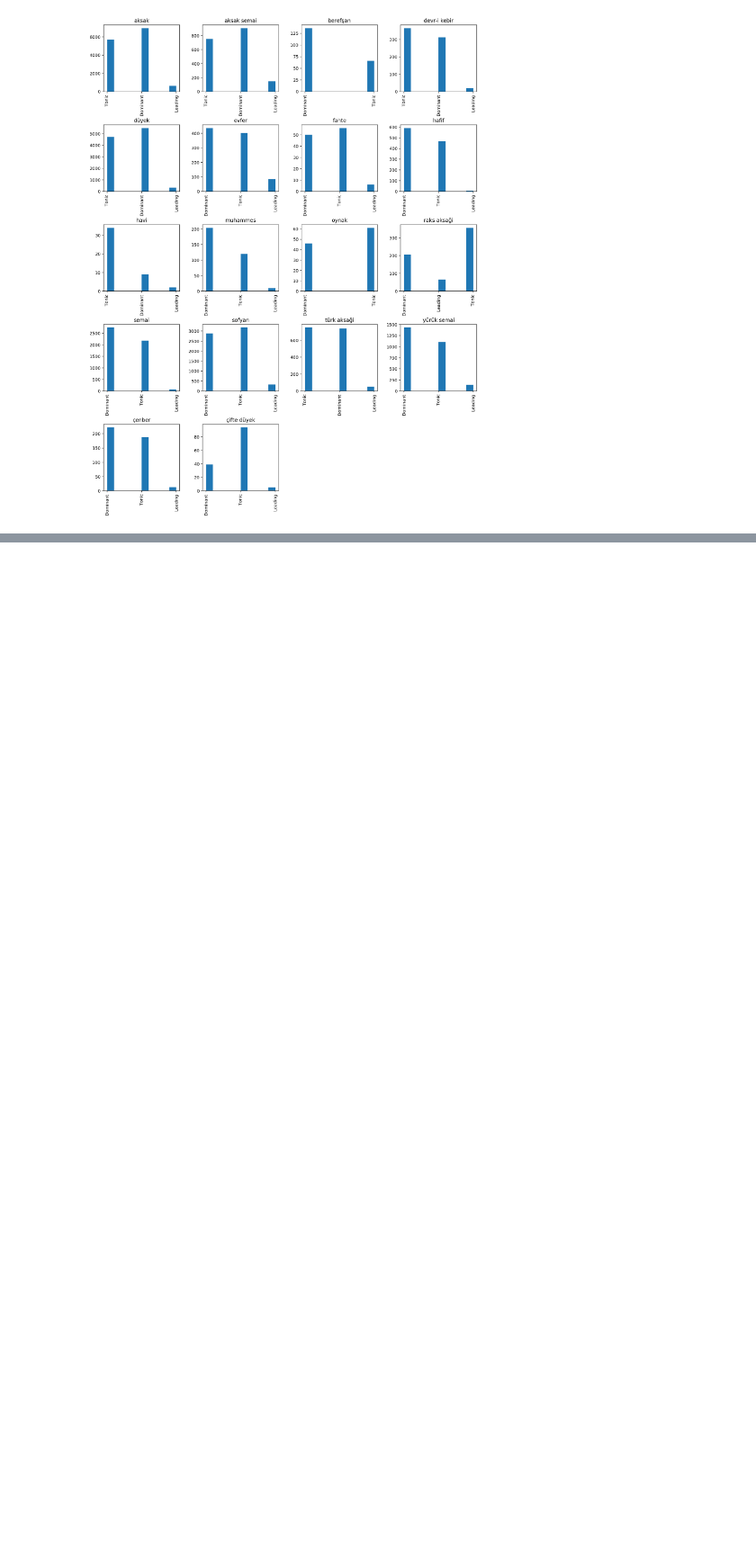
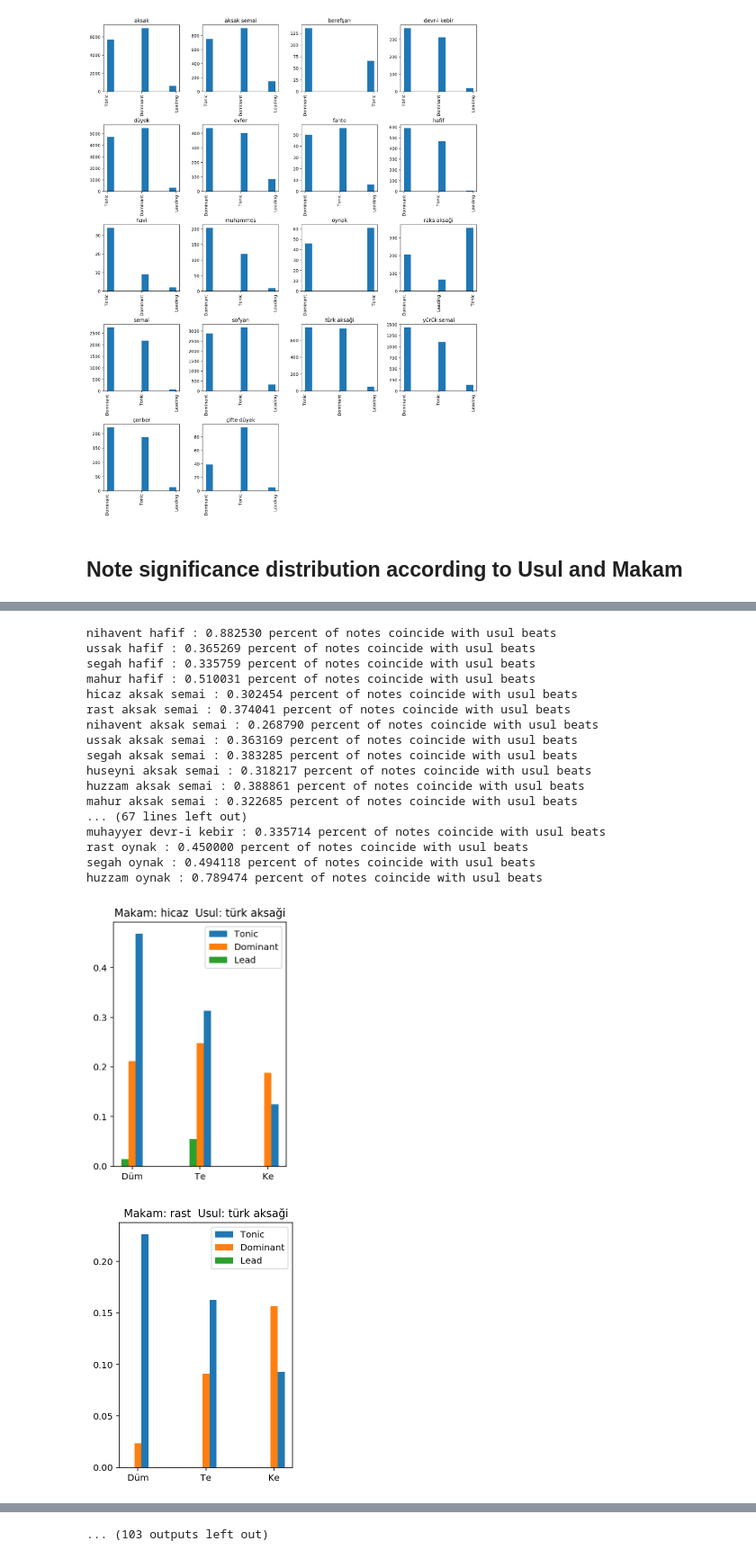
Before and after one commit to migperfer/AMPL-UPF-MSC, a Jupyter notebook: Check usuls_makams.ipynb, the cells around one changed output, grey strips where cells are left out. Shown at 90% size. Cells and saved outputs as stored; diff of their text form; code cells hidden in the pictures; blank space fills up the shorter version.

Commit message:
Note significance vs usul&makam pairs plots added

```diff
--- a/Check usuls_makams.ipynb
+++ b/Check usuls_makams.ipynb
@@ -187,18 +202,25 @@ def analyze_makam(makam_name, usul_name):
     for stroke in usul:
         usul_onsets.append(stroke.compatoffset)  # Get the position of every stroke in this
     onsets_indx = dict((k,i) for i,k in enumerate(usul_onsets))  # Store the index of every beat position
+
+    notes_total = 0
+    notes_coinc = 0  # to see how many notes coincide
+
     for bar in makam:
         for note in bar:
             beat, bar = math.modf(float(note[0]))  # Split the integer part and the decimal one
             beat = beat # Substract the duration, to get the beat position
             beat = float(str(beat)[:4])  # Limit to 4 the number of decimals
 
+            notes_total += 1
             if beat in usul_onsets:
+                notes_coinc += 1
                 coinc_stroke = usul[onsets_indx[beat]]  # Get coincident stroke
-                coincidence = {'hand': coinc_stroke.hand, 'duration': coinc_stroke.duration, 'stroke': coinc_stroke.stroketype,
+                coincidence = {'hand': coinc_stroke.hand, 'duration': coinc_stroke.duration, 'stroke': coinc_stroke.stroketype, 'offset':coinc_stroke.compatoffset,
                                'note_name': note[2], 'note_degree': note[3], 'note_significance': note[4], 'makam': makam_name, 'usul': usul_name}
                 coincidences.append(coincidence)
     coincidences = pd.DataFrame(coincidences)
+    print(makam_name, usul_name, ": %f percent of notes coincide with usul beats" %(notes_coinc/notes_total))
     return coincidences
 # %% [markdown]
 ## Analyze the scores
@@ -321,3 +343,50 @@ frame['note_significance'].hist(by=frame['usul'], ax=ax)
 plt.show()
 # %% [output]
 [figure]
+# %% [markdown]
+## Note significance distribution according to Usul and Makam
+# %%
+for usul_key in usuls_dict.keys():
+  usul = usuls_dict[usul_key]
+  usul_onsets = []
+  stroke_names = []
+  for stroke in usul:
+    usul_onsets.append(stroke.compatoffset)
+    stroke_names.append(stroke.stroketype)
+  usul_onsets = np.asarray(usul_onsets)
+
+  for makam_key in makamdict.keys():
+    try:
+      coincidences = analyze_makam(makam_key, usul_key)
+    except ValueError:
+      continue
+    if not coincidences.empty:
+
+      Dominant = np.zeros(usul_onsets.shape[0])
+      Leading = np.zeros(usul_onsets.shape[0])
+      Tonic = np.zeros(usul_onsets.shape[0])
+      nan = np.zeros(usul_onsets.shape[0])
+
+      grouped = coincidences.groupby(['note_significance','offset'])
+      for g in grouped.groups:
+        eval(str(g[0]))[np.where(usul_onsets==g[1])[0][0]] = len(grouped.groups[g])
+
+      for i in range(usul_onsets.shape[0]):  # convert to percentages
+        Dominant[i] /=  Dominant[i] + Leading[i] + Tonic[i] + nan[i]
+        Leading[i] /=  Dominant[i] + Leading[i] + Tonic[i] + nan[i]
+        Tonic[i] /=  Dominant[i] + Leading[i] + Tonic[i] + nan[i]
+        nan[i] /=  Dominant[i] + Leading[i] + Tonic[i] + nan[i]
+
+
+      width = 0.05/(0.4*usul_onsets.shape[0])
+      fig , ax = plt.subplots(figsize=(1.15*usul_onsets.shape[0],5))
+
+      rects1 = ax.bar(usul_onsets + width, Tonic, width, label='Tonic')
+      rects2 = ax.bar(usul_onsets, Dominant, width, label='Dominant')
+      rects3 = ax.bar(usul_onsets - width, Leading, width, label='Lead')
+
+      ax.set_xticks(usul_onsets)
+      ax.set_xticklabels(stroke_names)
+      ax.set_title("Makam: %s  Usul: %s" % (makam_key,usul_key))
+      ax.legend()
+# %% [output]
@@ -323,0 +418,19 @@ plt.show()
+nihavent hafif : 0.882530 percent of notes coincide with usul beats
+ussak hafif : 0.365269 percent of notes coincide with usul beats
+segah hafif : 0.335759 percent of notes coincide with usul beats
+mahur hafif : 0.510031 percent of notes coincide with usul beats
+hicaz aksak semai : 0.302454 percent of notes coincide with usul beats
+rast aksak semai : 0.374041 percent of notes coincide with usul beats
+nihavent aksak semai : 0.268790 percent of notes coincide with usul beats
+ussak aksak semai : 0.363169 percent of notes coincide with usul beats
+segah aksak semai : 0.383285 percent of notes coincide with usul beats
+huseyni aksak semai : 0.318217 percent of notes coincide with usul beats
+huzzam aksak semai : 0.388861 percent of notes coincide with usul beats
+mahur aksak semai : 0.322685 percent of notes coincide with usul beats
+... (67 lines left out)
+muhayyer devr-i kebir : 0.335714 percent of notes coincide with usul beats
+rast oynak : 0.450000 percent of notes coincide with usul beats
+segah oynak : 0.494118 percent of notes coincide with usul beats
+huzzam oynak : 0.789474 percent of notes coincide with usul beats
+[figure, added]
+[figure, added]
@@ -323,0 +444 @@ plt.show()
+... (103 outputs left out)
```
Also changed, not shown: parts of 6 cells of this notebook.
